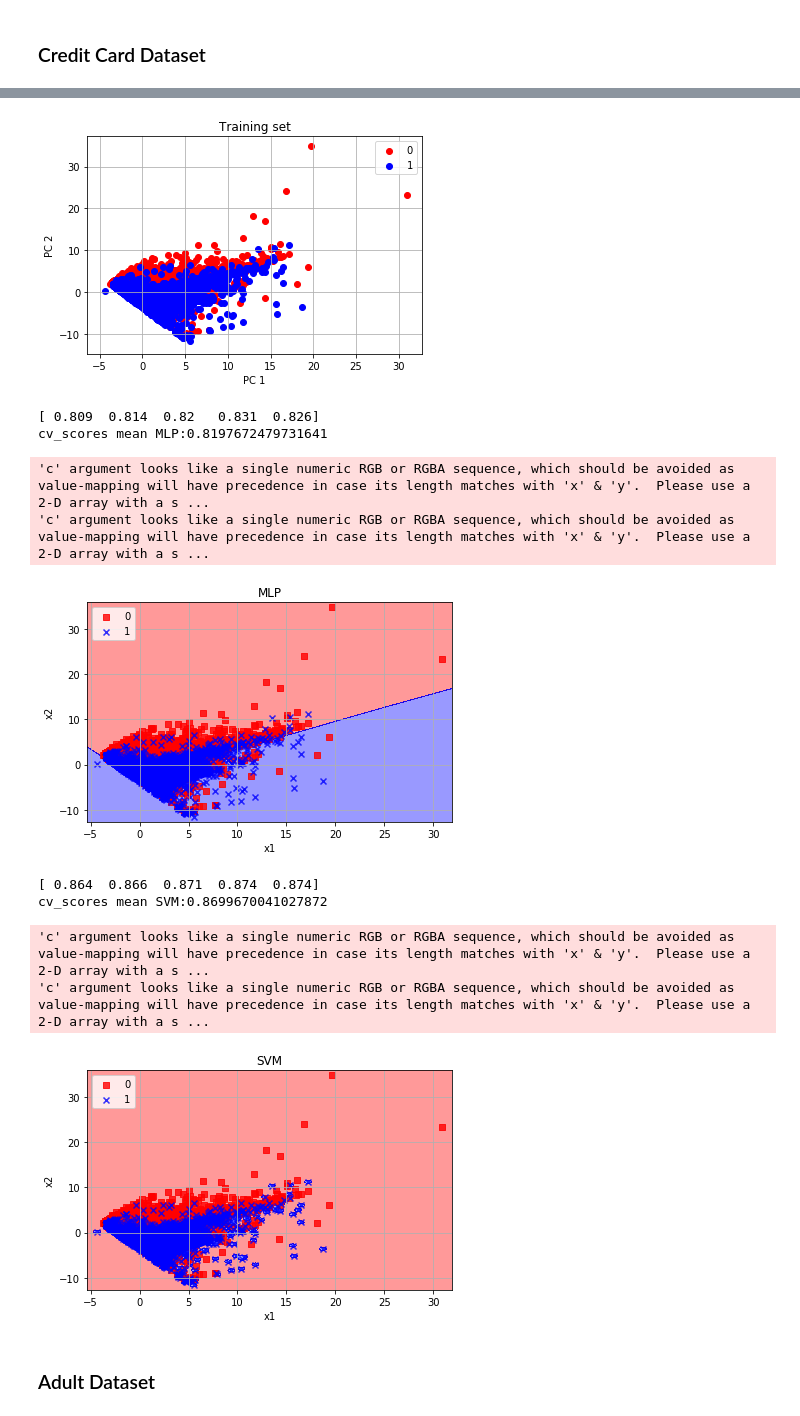
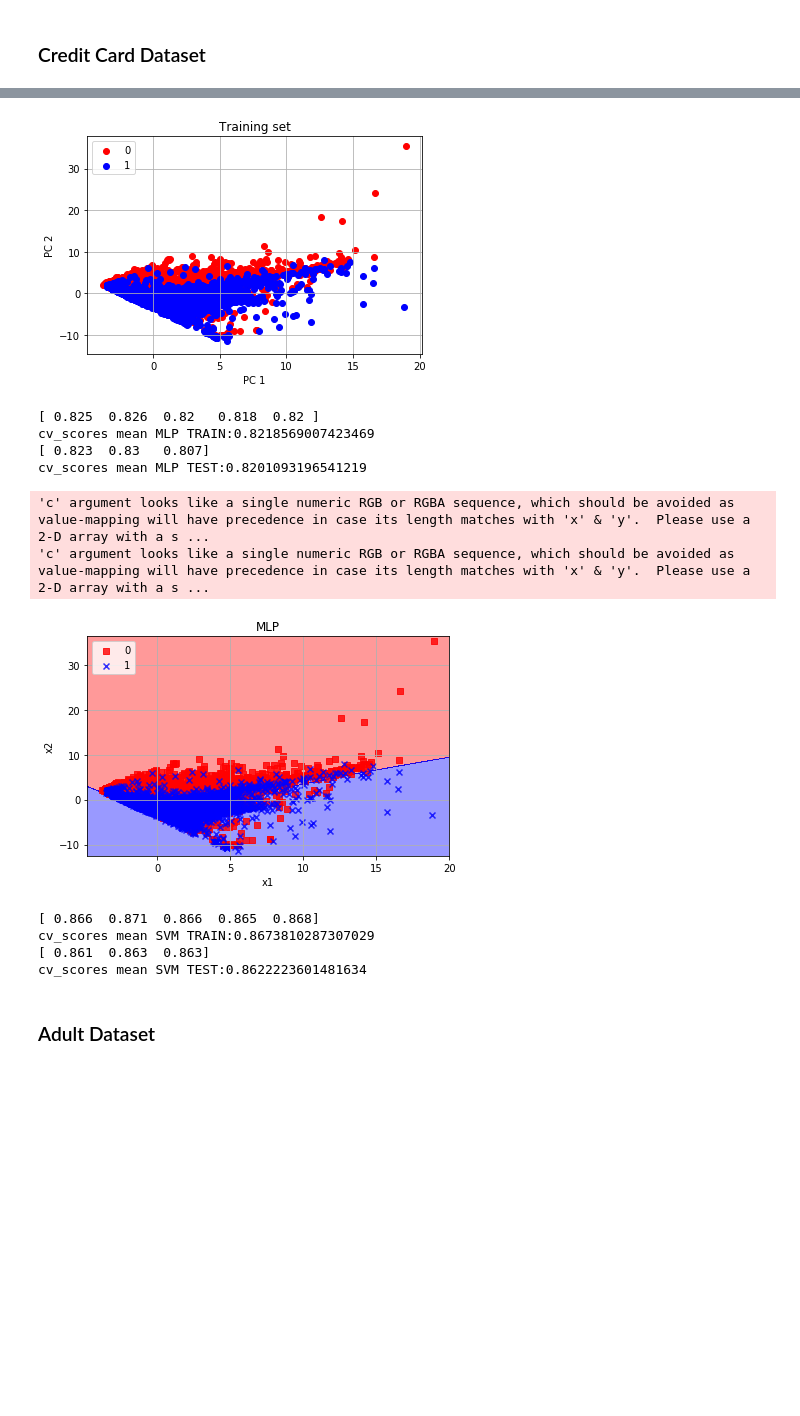
Before and after one commit to cristianasc/DataMining, a Jupyter notebook: notebook2/notebook2.ipynb, the cells around one changed output, grey strips where cells are left out. Cells and saved outputs as stored; diff of their text form; code cells hidden in the pictures; blank space fills up the shorter version.

```diff
--- a/notebook2/notebook2.ipynb
+++ b/notebook2/notebook2.ipynb
@@ -73,16 +73,23 @@ features = fit.transform(X)
 print("\nSelected features (Credit Card): ")
 print(features)
 
+X_train, X_test, y_train, y_test = \
+    train_test_split(X, y, test_size=0.3, random_state=0)
+y_train=y_train.astype('int')
+y_train= y_train.flatten()
+
 
 #### Perform dimension reduction
 
 # standardize data
 sc = StandardScaler()
-X_train_std = sc.fit_transform(X)
+X_train_std = sc.fit_transform(X_train)
+X_test_std = sc.transform(X_test)
 
 # apply PCA
 pca = PCA(n_components=2)
 X_train_pca = pca.fit_transform(X_train_std)
+X_test_pca = pca.transform(X_test_std)
 
 #pca.explained_variance_ratio_
 
@@ -90,10 +97,10 @@ X_train_pca = pca.fit_transform(X_train_std)
 fig = plt.figure()
 ax = fig.add_subplot(1,1,1)
 ax.figure
-inx =(y==0)
+inx =(y_train==0)
 inx=inx.ravel()
 ax.scatter(X_train_pca[inx,0],X_train_pca[inx,1],marker='o',c='r', label='0')
-inx =(y==1)
+inx =(y_train==1)
 inx=inx.ravel()
 ax.scatter(X_train_pca[inx,0],X_train_pca[inx,1],marker='o',c='b', label='1')
 ax.set_title("Training set")
@@ -154,18 +161,30 @@ def mlp_tunning(X_train, y, clf):
 
 mlp = MLPClassifier(activation='tanh', hidden_layer_sizes=(100,),alpha=0.6734629975330131, learning_rate= 'constant', max_iter=2000)
 
-a = np.array(y)
-y = a.ravel()
-y = y.tolist()
+a = np.array(y_train)
+y_train = a.ravel()
+y_train = y_train.tolist()
+
+a = np.array(y_test)
+y_test = a.ravel()
+y_test = y_test.tolist()
 
 #TASK C
-cv_scores = cross_val_score(mlp, X_train_pca, y, cv=5)
+cv_scores = cross_val_score(mlp, X_train_pca, y_train, cv=5)
+cv_scores_test = cross_val_score(mlp, X_test_pca, y_test)
 
 print(cv_scores)
-print('cv_scores mean MLP:{}'.format(np.mean(cv_scores)))
+print('cv_scores mean MLP TRAIN:{}'.format(np.mean(cv_scores)))
 
-mlp.fit(X_train_pca,y)
-plot_decision_regions(X_train_pca, y, classifier=mlp)
+print(cv_scores_test)
+print('cv_scores mean MLP TEST:{}'.format(np.mean(cv_scores_test)))
+
+
+
+
+
+mlp.fit(X_train_pca,y_train)
+plot_decision_regions(X_train_pca, y_train, classifier=mlp)
 plt.xlabel('x1')
 plt.ylabel('x2')
 plt.legend(loc='upper left')
@@ -200,47 +219,52 @@ def svc_tunning(X_train, y, clf):
 svm=SVC(C=1.0,kernel='rbf',gamma=10.0)
 
 #TASK C
-cv_scores = cross_val_score(svm, X_train_pca, y, cv=5)
+cv_scores = cross_val_score(svm, X_train_pca, y_train, cv=5)
+cv_scores_test = cross_val_score(svm, X_test_pca, y_test)
 
 print(cv_scores)
-print('cv_scores mean SVM:{}'.format(np.mean(cv_scores)))
+print('cv_scores mean SVM TRAIN:{}'.format(np.mean(cv_scores)))
 
-svm.fit(X_train_pca,y)
+print(cv_scores_test)
+print('cv_scores mean SVM TEST:{}'.format(np.mean(cv_scores_test)))
 
-plot_decision_regions(X_train_pca, y, classifier=svm)
+svm.fit(X_train_pca,y_train)
+
+plot_decision_regions(X_train_pca, y_train, classifier=svm)
 plt.xlabel('x1')
 plt.ylabel('x2')
 plt.legend(loc='upper left')
 plt.grid()
 plt.title('SVM')
 plt.tight_layout()
 plt.show()
 # %% [output]
 Scores of each feature (Credit Card):
 [  4.798e+01   2.355e+01   1.778e+01   5.789e+00   3.538e+03   2.239e+03
    1.757e+03   1.477e+03   1.305e+03   1.085e+03   1.158e+01   6.044e+00
    5.944e+00   3.095e+00   1.371e+00   8.658e-01   1.604e+02   1.033e+02
    9.522e+01   9.719e+01   9.143e+01   8.509e+01         inf]
 
 Selected features (Credit Card):
 [[2 2 -1 1]
  [-1 2 0 1]
  [0 0 0 0]
  ...,
  [4 3 2 1]
  [1 -1 0 1]
  [0 0 0 1]]
-[figure, old version]
+[figure, new version]
-[ 0.809  0.814  0.82   0.831  0.826]
-cv_scores mean MLP:0.8197672479731641
+[ 0.825  0.826  0.82   0.818  0.82 ]
+cv_scores mean MLP TRAIN:0.8218569007423469
+[ 0.823  0.83   0.807]
+cv_scores mean MLP TEST:0.8201093196541219
 'c' argument looks like a single numeric RGB or RGBA sequence, which should be avoided as value-mapping will have precedence in case its length matches with 'x' & 'y'.  Please use a 2-D array with a s ...
 'c' argument looks like a single numeric RGB or RGBA sequence, which should be avoided as value-mapping will have precedence in case its length matches with 'x' & 'y'.  Please use a 2-D array with a s ...
-[figure, old version]
+[figure, new version]
-[ 0.864  0.866  0.871  0.874  0.874]
-cv_scores mean SVM:0.8699670041027872
+[ 0.866  0.871  0.866  0.865  0.868]
+cv_scores mean SVM TRAIN:0.8673810287307029
+[ 0.861  0.863  0.863]
+cv_scores mean SVM TEST:0.8622223601481634
-'c' argument looks like a single numeric RGB or RGBA sequence, which should be avoided as value-mapping will have precedence in case its length matches with 'x' & 'y'.  Please use a 2-D array with a s ...
-'c' argument looks like a single numeric RGB or RGBA sequence, which should be avoided as value-mapping will have precedence in case its length matches with 'x' & 'y'.  Please use a 2-D array with a s ...
-[figure, removed]
 # %% [markdown]
 ### Adult Dataset
 # %%
```
Also changed, not shown: parts of 1 cell of this notebook.
